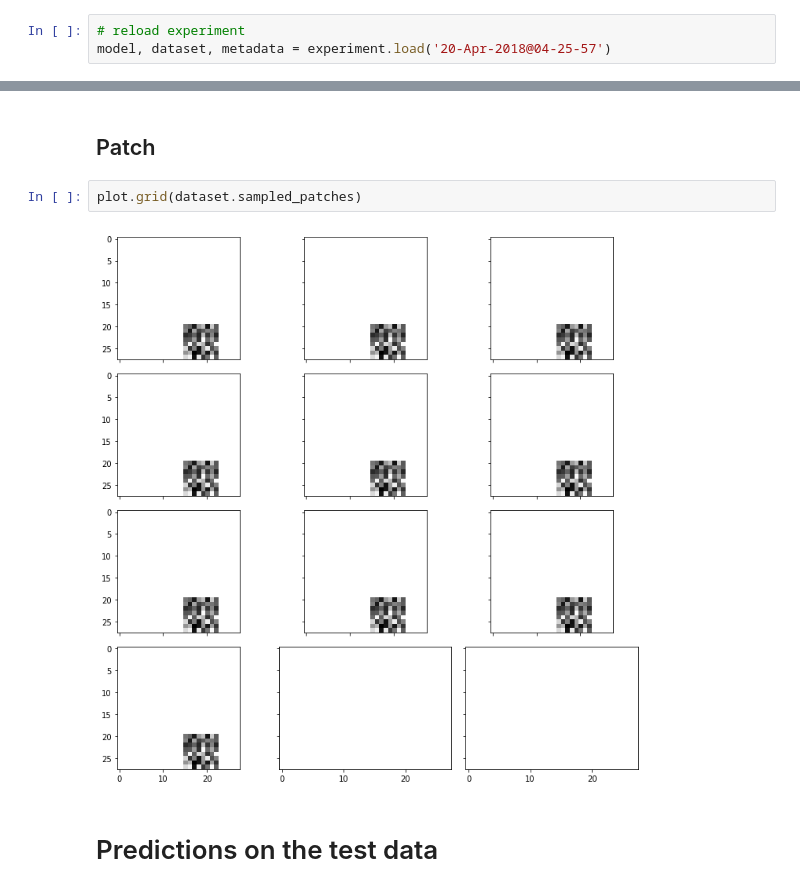
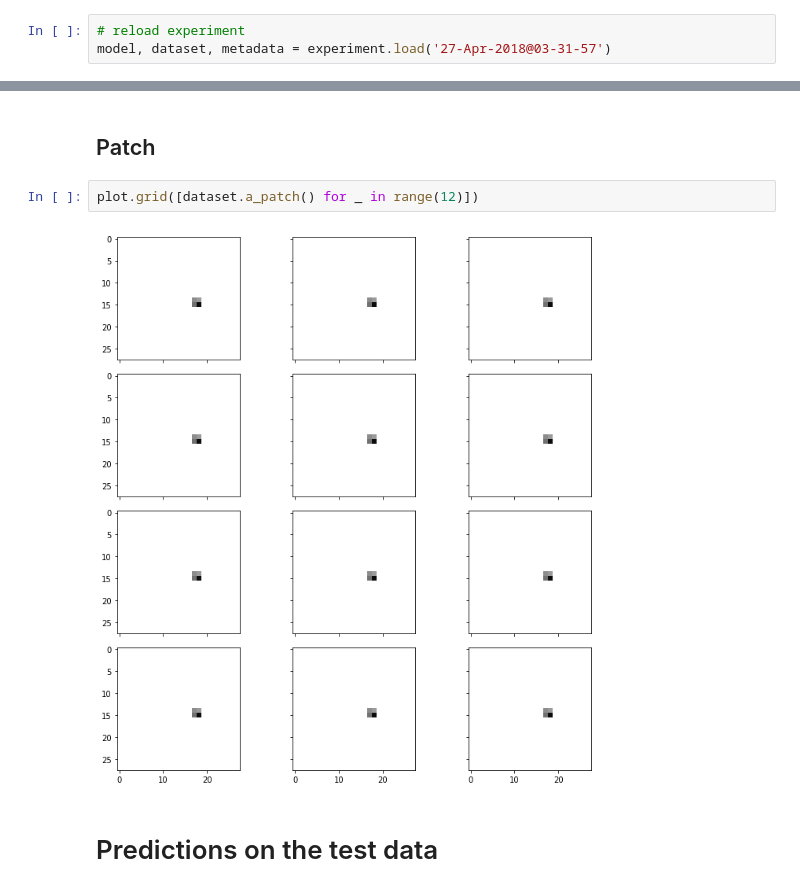
Before and after one commit to edublancas/trojan-defender, a Jupyter notebook: experiments/model-evaluation.ipynb, the cells around one changed output, grey strips where cells are left out. Saved outputs shown, nothing was run; the diff lists cells and outputs as text.

```diff
--- a/experiments/model-evaluation.ipynb
+++ b/experiments/model-evaluation.ipynb
@@ -27,7 +27,7 @@ set_db_conf('db.yaml')
 ## Reload experiment
 # %%
 # reload experiment
-model, dataset, metadata = experiment.load('20-Apr-2018@04-25-57')
+model, dataset, metadata = experiment.load('27-Apr-2018@03-31-57')
 # %%
 clean = dataset.load_clean()
 # %%
@@ -57,9 +57,9 @@ plot.grid(dataset.x_test[~dataset.test_poisoned_idx],
 # %% [markdown]
 ## Patch
 # %%
-plot.grid(dataset.sampled_patches)
+plot.grid([dataset.a_patch() for _ in range(12)])
 # %% [output]
-[figure, old version]
+[figure, new version]
 # %% [markdown]
 # Predictions on the test data
 # %%
```
Also changed, not shown: parts of 6 cells of this notebook, 2 other files.
